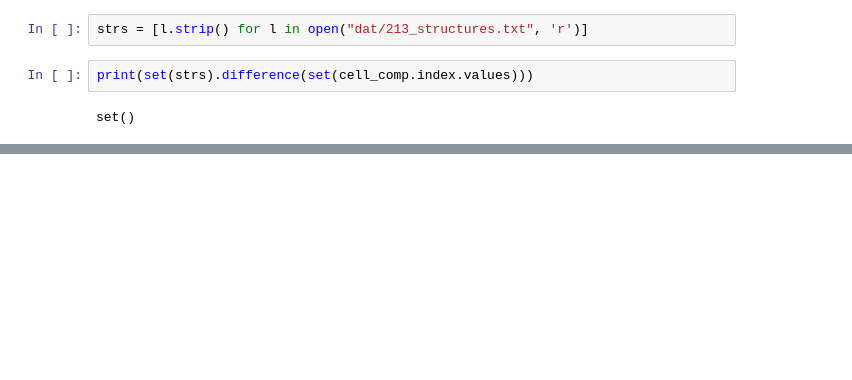
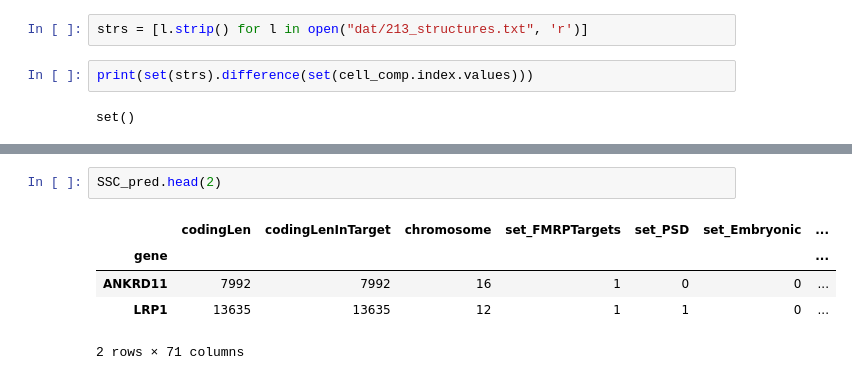
Before and after one commit to explorerwjy/ASD_Circuits, a Jupyter notebook: src/DataPrep.ipynb, the cells around one changed output, grey strips where cells are left out. Drawn from its saved outputs; the diff is of its cells as text; blank space fills up the shorter version.

```diff
--- a/src/DataPrep.ipynb
+++ b/src/DataPrep.ipynb
@@ -548,0 +590,8 @@ set()
+# %%
+SSC_pred.head(2)
+# %% [output]
+|  | codingLen | codingLenInTarget | chromosome | set_FMRPTargets | set_PSD | set_Embryonic | ... |
+| gene |  |  |  |  |  |  | ... |
+| ANKRD11 | 7992 | 7992 | 16 | 1 | 0 | 0 | ... |
+| LRP1 | 13635 | 13635 | 12 | 1 | 1 | 0 | ... |
+2 rows × 71 columns
```
Also changed, not shown: parts of 16 cells of this notebook, 2 other files.
